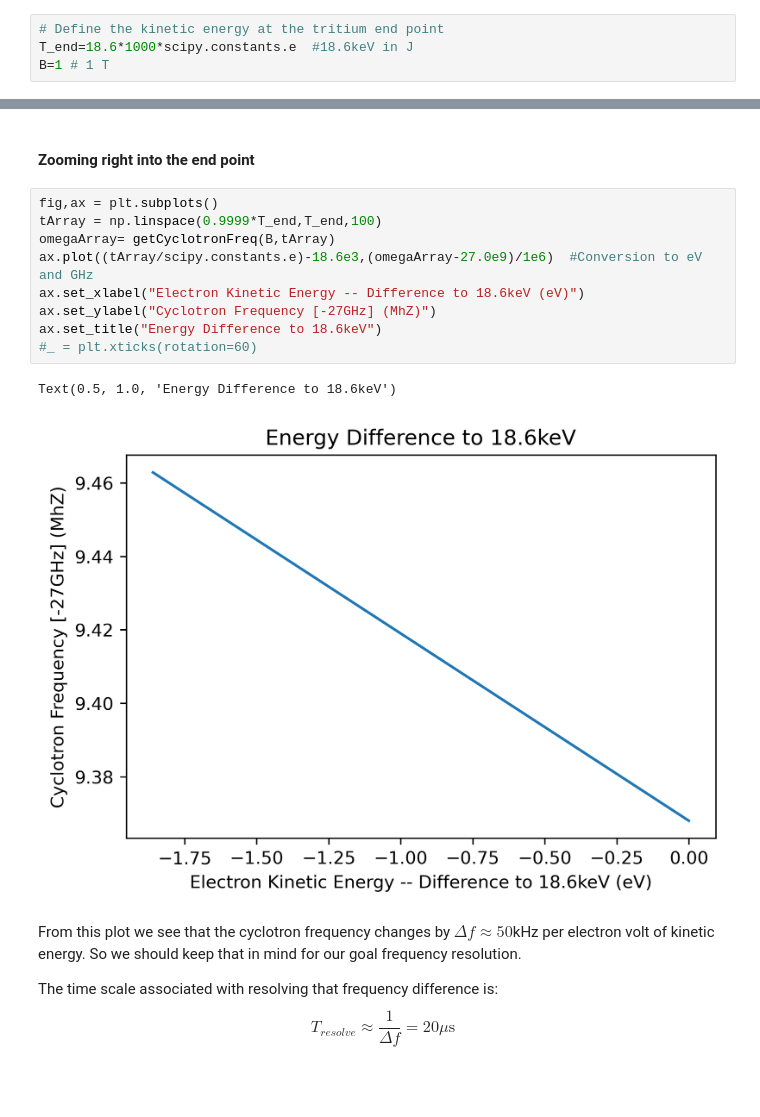
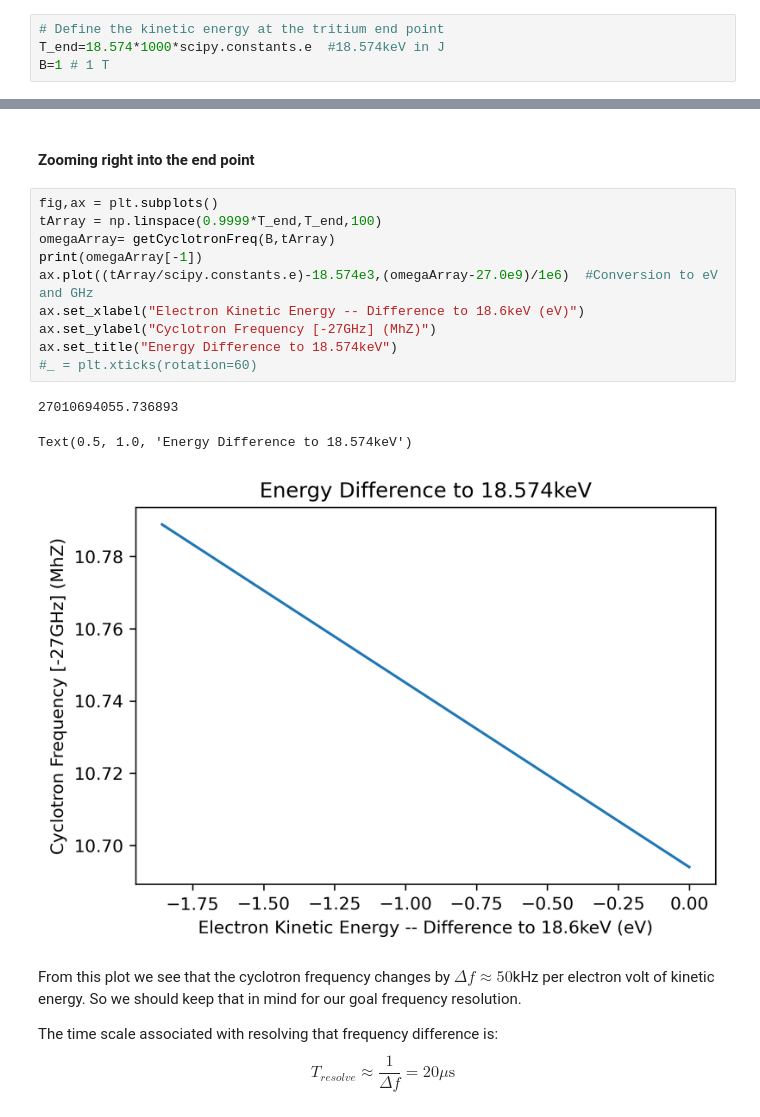
Before and after one commit to QTNM/cresdaToys, a Jupyter notebook: cresFrequency.ipynb, the cells around one changed output, grey strips where cells are left out. Drawn from its saved outputs; the diff is of its cells as text; blank space fills up the shorter version.

```diff
--- a/cresFrequency.ipynb
+++ b/cresFrequency.ipynb
@@ -15,7 +16,7 @@ import matplotlib
 matplotlib.rcParams['figure.dpi']=300 # highres display
 # %%
 # Define the kinetic energy at the tritium end point
-T_end=18.6*1000*scipy.constants.e  #18.6keV in J
+T_end=18.574*1000*scipy.constants.e  #18.574keV in J
 B=1 # 1 T
 # %%
 print(T_end)
@@ -52,15 +98,17 @@ Text(0.5, 1.0, 'Electron K.E vs Cyclotron Frequency')
 # %%
 fig,ax = plt.subplots()
 tArray = np.linspace(0.9999*T_end,T_end,100)
 omegaArray= getCyclotronFreq(B,tArray)
-ax.plot((tArray/scipy.constants.e)-18.6e3,(omegaArray-27.0e9)/1e6)  #Conversion to eV and GHz
+print(omegaArray[-1])
+ax.plot((tArray/scipy.constants.e)-18.574e3,(omegaArray-27.0e9)/1e6)  #Conversion to eV and GHz
 ax.set_xlabel("Electron Kinetic Energy -- Difference to 18.6keV (eV)")
 ax.set_ylabel("Cyclotron Frequency [-27GHz] (MhZ)")
-ax.set_title("Energy Difference to 18.6keV")
+ax.set_title("Energy Difference to 18.574keV")
 #_ = plt.xticks(rotation=60)
 # %% [output]
-Text(0.5, 1.0, 'Energy Difference to 18.6keV')
+27010694055.736893
+Text(0.5, 1.0, 'Energy Difference to 18.574keV')
-[figure, old version]
+[figure, new version]
 # %% [markdown]
 From this plot we see that the cyclotron frequency changes by $\Delta f \approx50$kHz per electron volt of kinetic energy. So we should keep that in mind for our goal frequency resolution.
 
```
Also changed, not shown: parts of 20 cells of this notebook, 5 other files.
